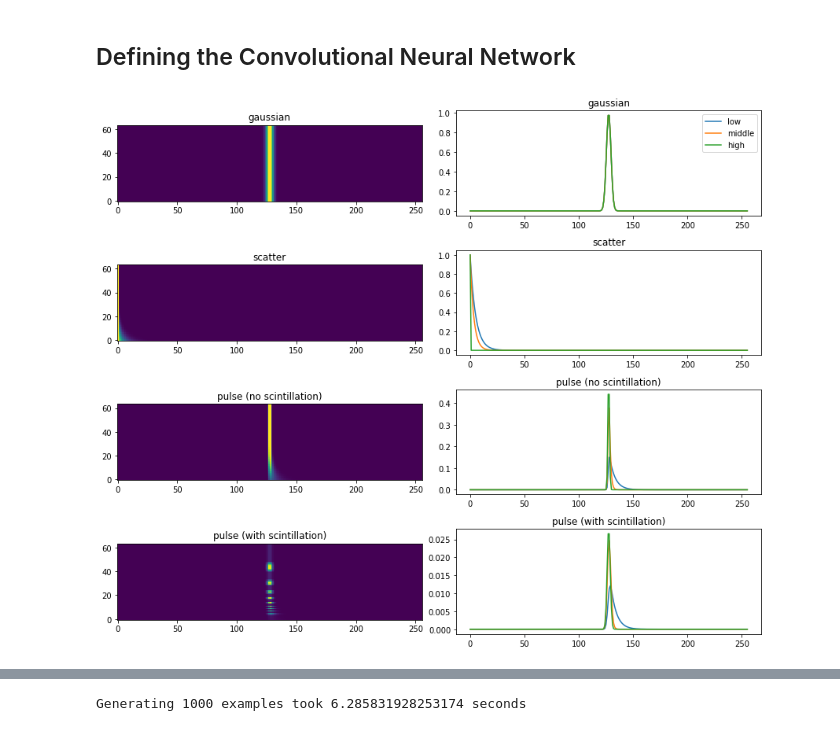
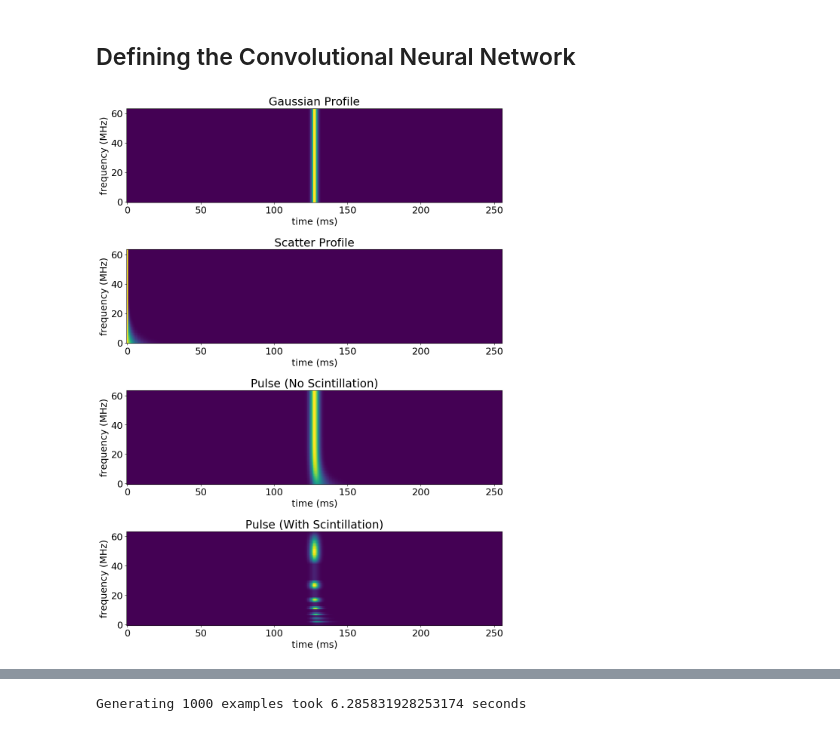
Before and after one commit to DominicL3/hey-aliens, a Jupyter notebook: simulateFRBclassification/FRBs_NN.ipynb, the cells around one changed output, grey strips where cells are left out. Saved outputs shown, nothing was run; the diff lists cells and outputs as text; code cells hidden in the pictures.

Commit message:
made plots for presenting simulated FRBs

```diff
--- a/simulateFRBclassification/FRBs_NN.ipynb
+++ b/simulateFRBclassification/FRBs_NN.ipynb
@@ -45,6 +46,9 @@ Loading BokehJS ...
 # %% [markdown]
 ### Plotting functions
 # %%
+# setting matplotlib default font size
+mpl.rcParams['font.size'] = 18
+
 # setting bokeh colors
 colors = Category10[5]
 colors = {'blue': colors[0], 'orange': colors[1], 'green': colors[2], 'red': colors[3], 'purple': colors[4]}
@@ -415,26 +419,30 @@ def make_labels(num_data, SNRmin, SNRmax=15):
 
     return np.array(ftdata), np.array(labels), np.array(values_SNR)
 # %%
+np.random.seed(175)
 event = SimulatedFRB()
 event.scintillate()
 
-profiles = {'gaussian': event.gaussian_profile(),
-            'scatter': event.scatter_profile(),
-            'pulse (no scintillation)': event.pulse_profile(),
-            'pulse (with scintillation)': np.copy(event.FRB)}
+profiles = {'Gaussian Profile': event.gaussian_profile(),
+            'Scatter Profile': event.scatter_profile(),
+            'Pulse (No Scintillation)': event.pulse_profile(),
+            'Pulse (With Scintillation)': np.copy(event.FRB)}
 
-fig, axes = plt.subplots(nrows=4, ncols=2, figsize=(12, 10))
-for ax, profile in zip(axes[:, 0].flatten(), profiles.keys()):
+fig, axes = plt.subplots(nrows=4, ncols=1, figsize=(12, 15))
+for ax, profile in zip(axes, profiles.keys()):
     ax.imshow(profiles[profile], origin='lower')
-    ax.set_title(profile)
+    ax.set(title=profile, xlabel='time (ms)', ylabel='frequency (MHz)')
 
-for ax, profile in zip(axes[:, 1].flatten(), profiles.keys()):
+
+'''for ax, profile in zip(axes[:, 1].flatten(), profiles.keys()):
     # plot 1D profile from the top, middle, and bottom of the array
     ax.plot(profiles[profile][0], label='low')
     ax.plot(profiles[profile][len(profile) // 2], label='middle')
     ax.plot(profiles[profile][-1], label='high')
-    ax.set_title(profile)
-axes[0, 1].legend()
+    ax.set_title(f"1D {profile}")
+
+axes[0, 1].legend()'''
 fig.tight_layout()
+fig.subplots_adjust(hspace=0.5)
 # %% [output]
-[figure, old version]
+[figure, new version]
```
Also changed, not shown: parts of 8 cells of this notebook, 1 other file.
